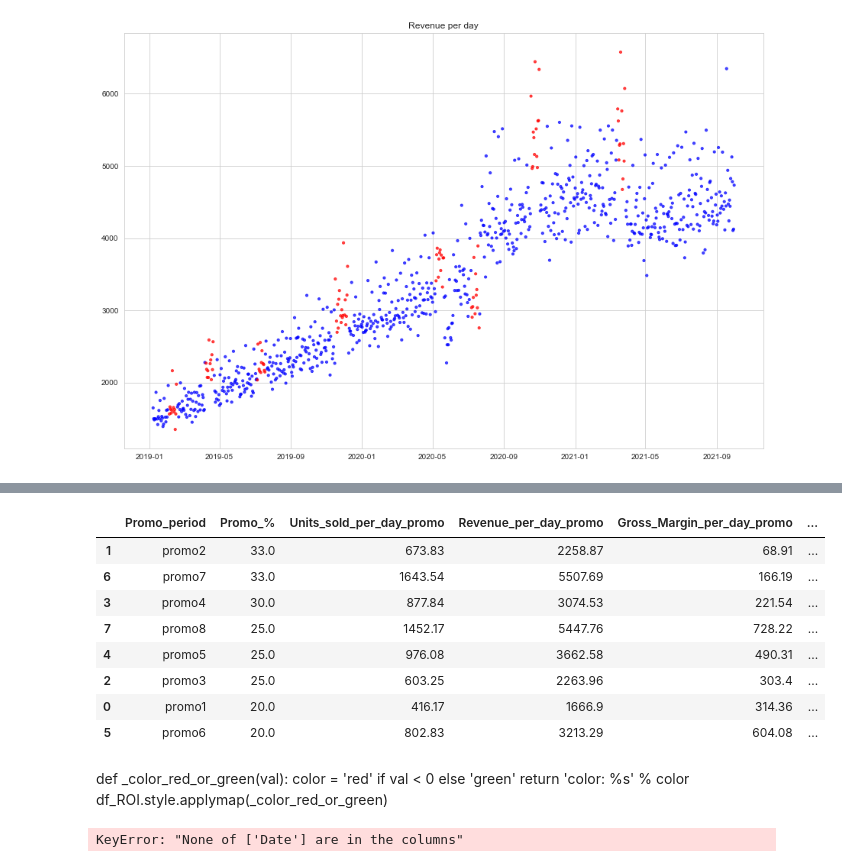
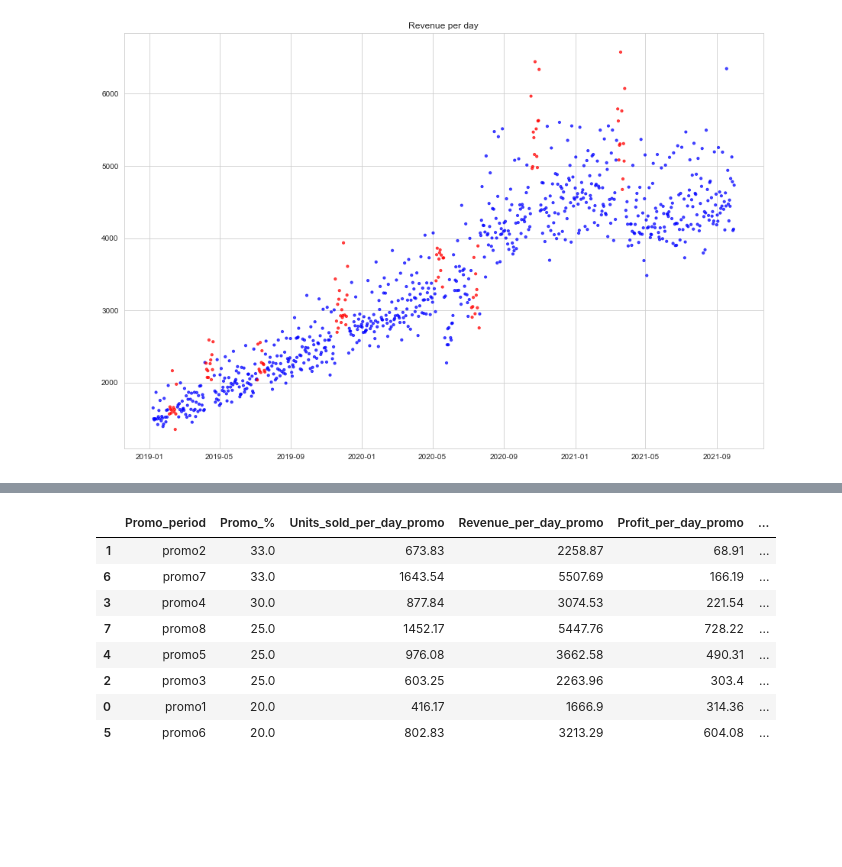
Before and after one commit to ignacyklimont/Sales_Data_Analytics_Project, a Jupyter notebook: Edgard&Cooper.ipynb, the cells around one changed output, grey strips where cells are left out. Saved outputs shown, nothing was run; the diff lists cells and outputs as text; code cells hidden in the pictures; blank space fills up the shorter version.

```diff
--- a/Edgard&Cooper.ipynb
+++ b/Edgard&Cooper.ipynb
@@ -549,6 +610,6 @@ Gross margin profit per day without promo period: 1193
 # %%
 # Adding indicators for regular period to the table to allow comparison with data for promo periods
 
-df_promo.loc[df_promo.shape[0]] = ['Regular period', first_day, last_day, len(df_sales_no_promo), tot_units_norm, tot_rev_norm, rev_per_item, uni_per_day_no_promo, rev_per_day_no_promo, 0.0, profit_per_day_no_promo]
+df_promo.loc[df_promo.shape[0]] = ['No_promo_days', first_day, last_day, len(df_sales_no_promo), tot_units_norm, tot_rev_norm, rev_per_item, uni_per_day_no_promo, rev_per_day_no_promo, 0.0, profit_per_day_no_promo]
 df_promo.head(10)
 # %% [output]
@@ -566,6 +627,5 @@ df_promo.head(10)
 # Adding row with mean values for promotion periods for comparison
 
 df_promo.loc['Mean'] = df_promo.iloc[:,3:].mean(axis = 0)
-df_promo.iloc[9,0] = ['Mean for promotion periods']
-df_promo.head(10)
+df_promo.iloc[9,0] = ['Mean_promo']
 # %% [output]
@@ -600,0 +674,17 @@ df_all_data
+# %%
+# New table to be populated with data
+
+df_ROI = pd.DataFrame()
+df_ROI['Promo_period'] = df_all_data['Promo'] # 0
+df_ROI['Promo_%'] = df_all_data['Promo_%'] # 1
+df_ROI['Units_sold_per_day_promo'] = df_all_data['Units_per_day'] # 2
+df_ROI['Revenue_per_day_promo'] = df_all_data['Rev_per_day'] # 3
+df_ROI['Profit_per_day_promo'] = df_all_data['Profit_per_day'] # 4
+df_ROI['Units_sold_per_day_bef_promo'] = '' # 5
+df_ROI['Revenue_per_day_bef_promo'] = '' # 6
+df_ROI['Profit_per_day_bef_promo'] = '' # 7
+df_ROI['Units_change_%'] = '' # 8
+df_ROI['Revenue_change_%'] = '' # 9
+df_ROI['Profit_ROI_%'] = '' # 10
+df_ROI = df_ROI.drop(df_ROI.index[[-1,-2]])
+df_ROI
@@ -615,15 +765,0 @@ Alternatively we can also look at the revenue if our main focus is on the growth
-# %%
-df_ROI = pd.DataFrame()
-df_ROI['Promo_period'] = df_all_data['Promo_period'] # 0
-df_ROI['Promo_%'] = df_all_data['Promo_%'] # 1
-df_ROI['Units_sold_per_day_promo'] = df_all_data['Units_per_day'] # 2
-df_ROI['Revenue_per_day_promo'] = df_all_data['Revenue_per_day'] # 3
-df_ROI['Profit_per_day_promo'] = df_all_data['Profit_per_day'] # 4
-df_ROI['Units_sold_per_day_bef_promo'] = '' # 5
-df_ROI['Revenue_per_day_bef_promo'] = '' # 6
-df_ROI['Profit_per_day_bef_promo'] = '' # 7
-df_ROI['Units_change_%'] = '' # 8
-df_ROI['Revenue_change_%'] = '' # 9
-df_ROI['Profit_ROI_%'] = '' # 10
-df_ROI = df_ROI.drop(df_ROI.index[[-1,-2]])
-df_ROI
@@ -684,7 +766,8 @@ roi_indicators()
 # %%
-df_ROI.sort_values(['Revenue_change_%'], ascending = False)
+df_ROI = df_ROI.sort_values(['Revenue_change_%'], ascending = False)
+df_ROI
 # %% [output]
-|  | Promo_period | Promo_% | Units_sold_per_day_promo | Revenue_per_day_promo | Gross_Margin_per_day_promo | ... |
+|  | Promo_period | Promo_% | Units_sold_per_day_promo | Revenue_per_day_promo | Profit_per_day_promo | ... |
 | 1 | promo2 | 33.0 | 673.83 | 2258.87 | 68.91 | ... |
 | 6 | promo7 | 33.0 | 1643.54 | 5507.69 | 166.19 | ... |
 | 3 | promo4 | 30.0 | 877.84 | 3074.53 | 221.54 | ... |
@@ -693,13 +776,3 @@ df_ROI.sort_values(['Revenue_change_%'], ascending = False)
 | 2 | promo3 | 25.0 | 603.25 | 2263.96 | 303.4 | ... |
 | 0 | promo1 | 20.0 | 416.17 | 1666.9 | 314.36 | ... |
 | 5 | promo6 | 20.0 | 802.83 | 3213.29 | 604.08 | ... |
-# %% [markdown]
-def _color_red_or_green(val):
-    color = 'red' if val < 0 else 'green'
-    return 'color: %s' % color
-df_ROI.style.applymap(_color_red_or_green)
-# %%
-df_sales_no_promo.set_index(['Date'], inplace = True)
-df_sales_no_promo.resample('1D').mean().interpolate()
-# %% [output]
-KeyError: "None of ['Date'] are in the columns"
```
Also changed, not shown: parts of 66 cells of this notebook.
